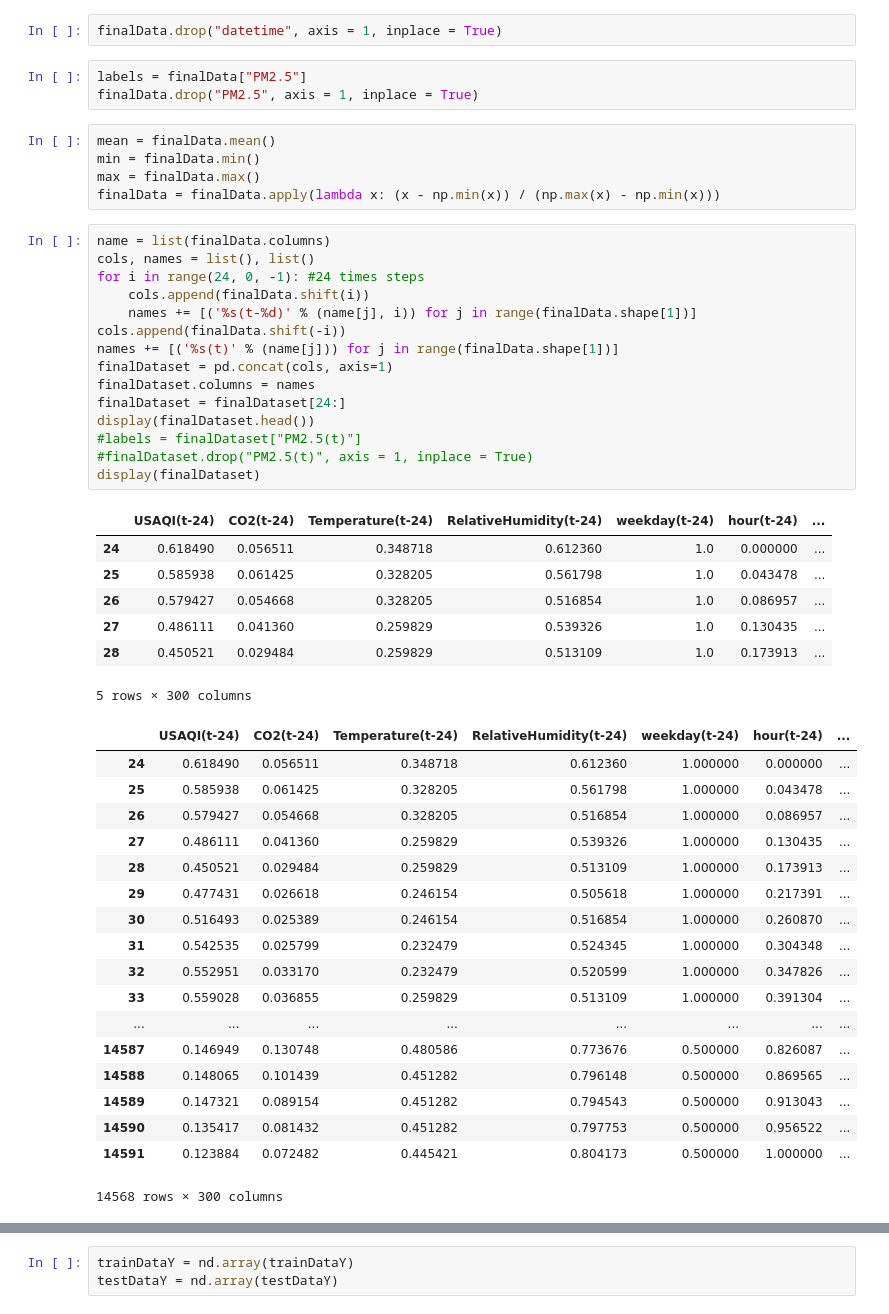
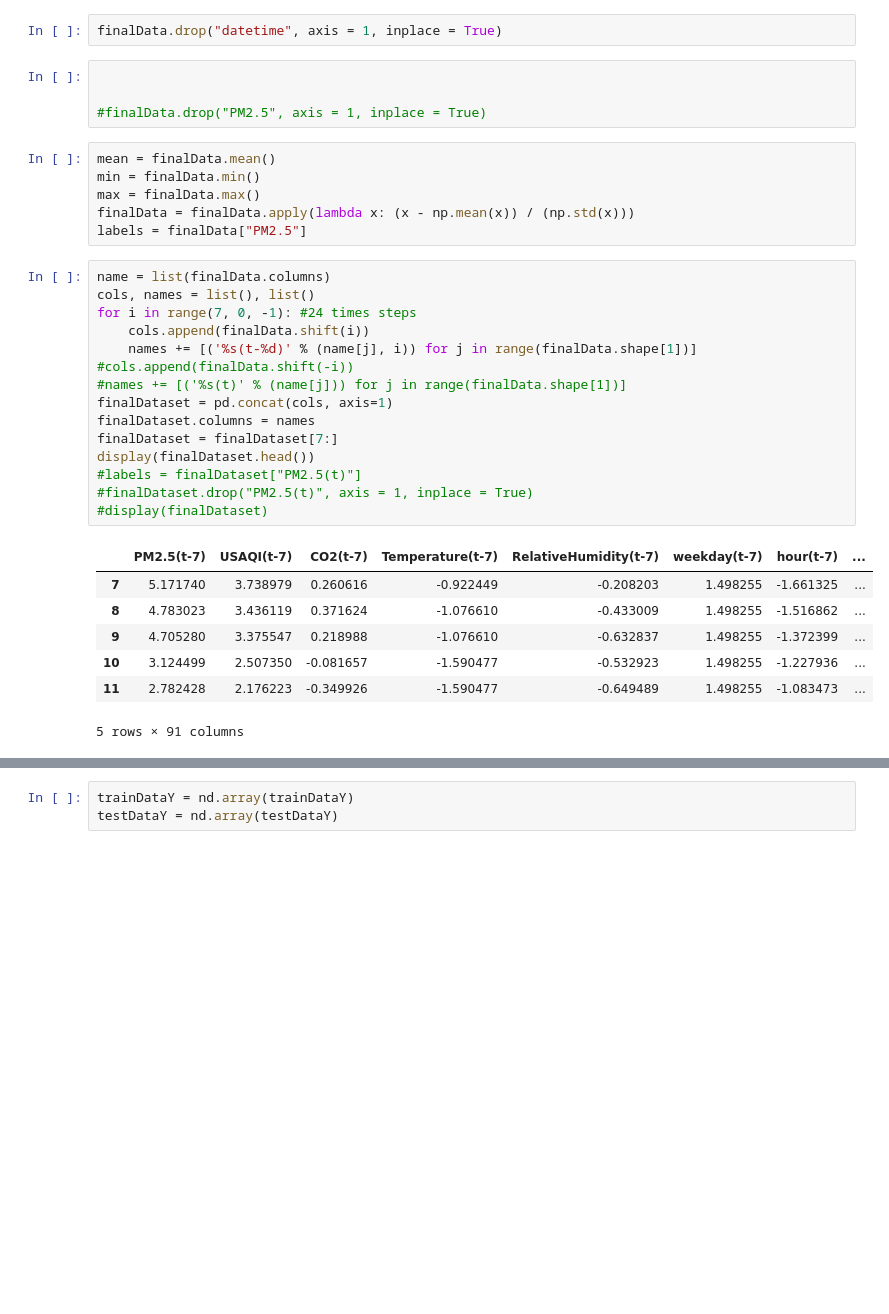
Before and after one commit to Rayyan98/airQualityDeepLearning, a Jupyter notebook: code/lstm.ipynb, the cells around one changed output, grey strips where cells are left out. Cells and saved outputs as stored; diff of their text form; blank space fills up the shorter version.

```diff
--- a/code/lstm.ipynb
+++ b/code/lstm.ipynb
@@ -142,52 +148,36 @@ print(features)
 # %%
 finalData.drop("datetime", axis = 1, inplace = True)
 # %%
-labels = finalData["PM2.5"]
-finalData.drop("PM2.5", axis = 1, inplace = True)
+
+
+#finalData.drop("PM2.5", axis = 1, inplace = True)
 # %%
 mean = finalData.mean()
 min = finalData.min()
 max = finalData.max()
-finalData = finalData.apply(lambda x: (x - np.min(x)) / (np.max(x) - np.min(x)))
+finalData = finalData.apply(lambda x: (x - np.mean(x)) / (np.std(x)))
+labels = finalData["PM2.5"]
 # %%
 name = list(finalData.columns)
 cols, names = list(), list()
-for i in range(24, 0, -1): #24 times steps
+for i in range(7, 0, -1): #24 times steps
     cols.append(finalData.shift(i))
     names += [('%s(t-%d)' % (name[j], i)) for j in range(finalData.shape[1])]
-cols.append(finalData.shift(-i))
-names += [('%s(t)' % (name[j])) for j in range(finalData.shape[1])]
+#cols.append(finalData.shift(-i))
+#names += [('%s(t)' % (name[j])) for j in range(finalData.shape[1])]
 finalDataset = pd.concat(cols, axis=1)
 finalDataset.columns = names
-finalDataset = finalDataset[24:]
+finalDataset = finalDataset[7:]
 display(finalDataset.head())
 #labels = finalDataset["PM2.5(t)"]
 #finalDataset.drop("PM2.5(t)", axis = 1, inplace = True)
-display(finalDataset)
+#display(finalDataset)
 # %% [output]
-|  | USAQI(t-24) | CO2(t-24) | Temperature(t-24) | RelativeHumidity(t-24) | weekday(t-24) | hour(t-24) | ... |
-| 24 | 0.618490 | 0.056511 | 0.348718 | 0.612360 | 1.0 | 0.000000 | ... |
-| 25 | 0.585938 | 0.061425 | 0.328205 | 0.561798 | 1.0 | 0.043478 | ... |
-| 26 | 0.579427 | 0.054668 | 0.328205 | 0.516854 | 1.0 | 0.086957 | ... |
-| 27 | 0.486111 | 0.041360 | 0.259829 | 0.539326 | 1.0 | 0.130435 | ... |
-| 28 | 0.450521 | 0.029484 | 0.259829 | 0.513109 | 1.0 | 0.173913 | ... |
+|  | PM2.5(t-7) | USAQI(t-7) | CO2(t-7) | Temperature(t-7) | RelativeHumidity(t-7) | weekday(t-7) | hour(t-7) | ... |
+| 7 | 5.171740 | 3.738979 | 0.260616 | -0.922449 | -0.208203 | 1.498255 | -1.661325 | ... |
+| 8 | 4.783023 | 3.436119 | 0.371624 | -1.076610 | -0.433009 | 1.498255 | -1.516862 | ... |
+| 9 | 4.705280 | 3.375547 | 0.218988 | -1.076610 | -0.632837 | 1.498255 | -1.372399 | ... |
+| 10 | 3.124499 | 2.507350 | -0.081657 | -1.590477 | -0.532923 | 1.498255 | -1.227936 | ... |
+| 11 | 2.782428 | 2.176223 | -0.349926 | -1.590477 | -0.649489 | 1.498255 | -1.083473 | ... |
-5 rows × 300 columns
+5 rows × 91 columns
-|  | USAQI(t-24) | CO2(t-24) | Temperature(t-24) | RelativeHumidity(t-24) | weekday(t-24) | hour(t-24) | ... |
-| 24 | 0.618490 | 0.056511 | 0.348718 | 0.612360 | 1.000000 | 0.000000 | ... |
-| 25 | 0.585938 | 0.061425 | 0.328205 | 0.561798 | 1.000000 | 0.043478 | ... |
-| 26 | 0.579427 | 0.054668 | 0.328205 | 0.516854 | 1.000000 | 0.086957 | ... |
-| 27 | 0.486111 | 0.041360 | 0.259829 | 0.539326 | 1.000000 | 0.130435 | ... |
-| 28 | 0.450521 | 0.029484 | 0.259829 | 0.513109 | 1.000000 | 0.173913 | ... |
-| 29 | 0.477431 | 0.026618 | 0.246154 | 0.505618 | 1.000000 | 0.217391 | ... |
-| 30 | 0.516493 | 0.025389 | 0.246154 | 0.516854 | 1.000000 | 0.260870 | ... |
-| 31 | 0.542535 | 0.025799 | 0.232479 | 0.524345 | 1.000000 | 0.304348 | ... |
-| 32 | 0.552951 | 0.033170 | 0.232479 | 0.520599 | 1.000000 | 0.347826 | ... |
-| 33 | 0.559028 | 0.036855 | 0.259829 | 0.513109 | 1.000000 | 0.391304 | ... |
-| ... | ... | ... | ... | ... | ... | ... | ... |
-| 14587 | 0.146949 | 0.130748 | 0.480586 | 0.773676 | 0.500000 | 0.826087 | ... |
-| 14588 | 0.148065 | 0.101439 | 0.451282 | 0.796148 | 0.500000 | 0.869565 | ... |
-| 14589 | 0.147321 | 0.089154 | 0.451282 | 0.794543 | 0.500000 | 0.913043 | ... |
-| 14590 | 0.135417 | 0.081432 | 0.451282 | 0.797753 | 0.500000 | 0.956522 | ... |
-| 14591 | 0.123884 | 0.072482 | 0.445421 | 0.804173 | 0.500000 | 1.000000 | ... |
-14568 rows × 300 columns
 # %%
```
Also changed, not shown: parts of 9 cells of this notebook.
